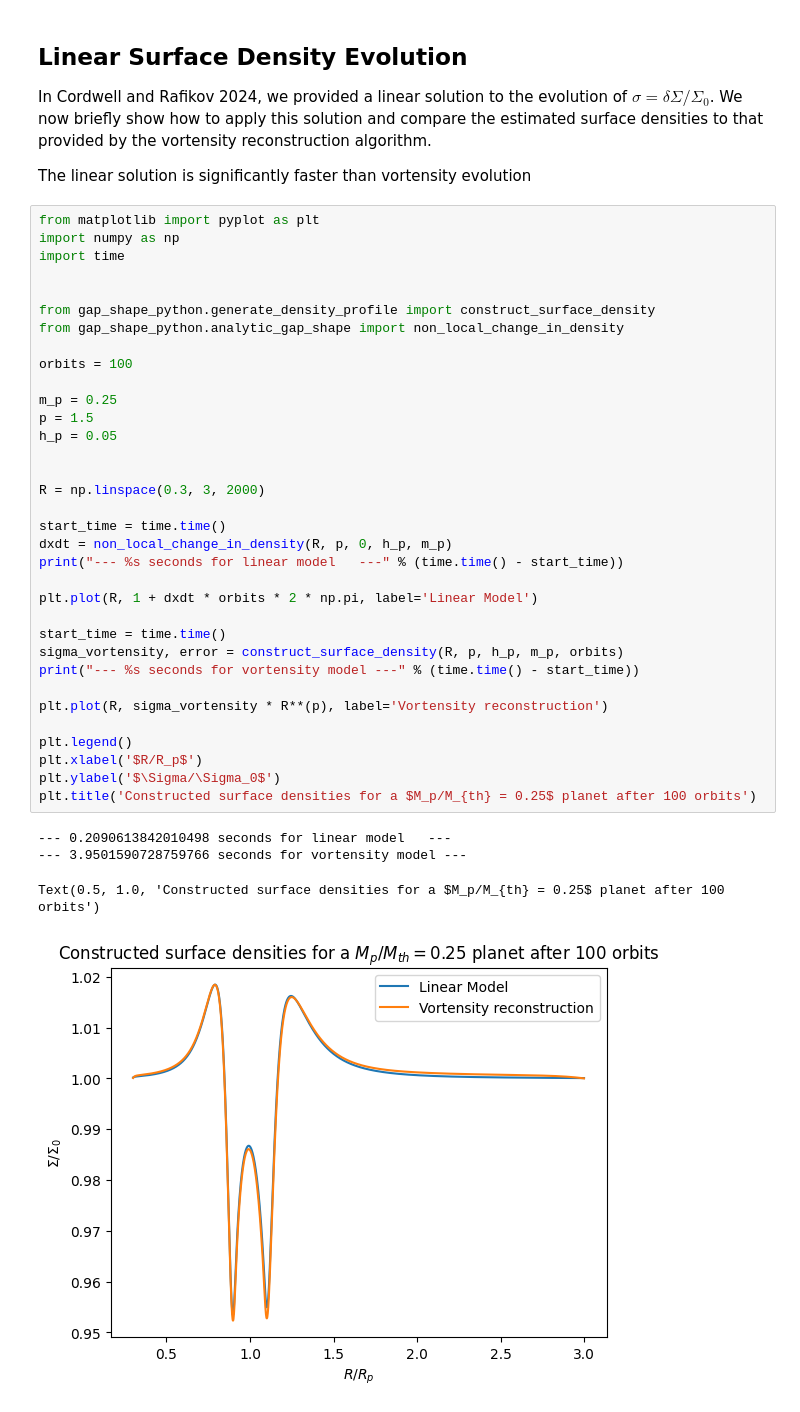
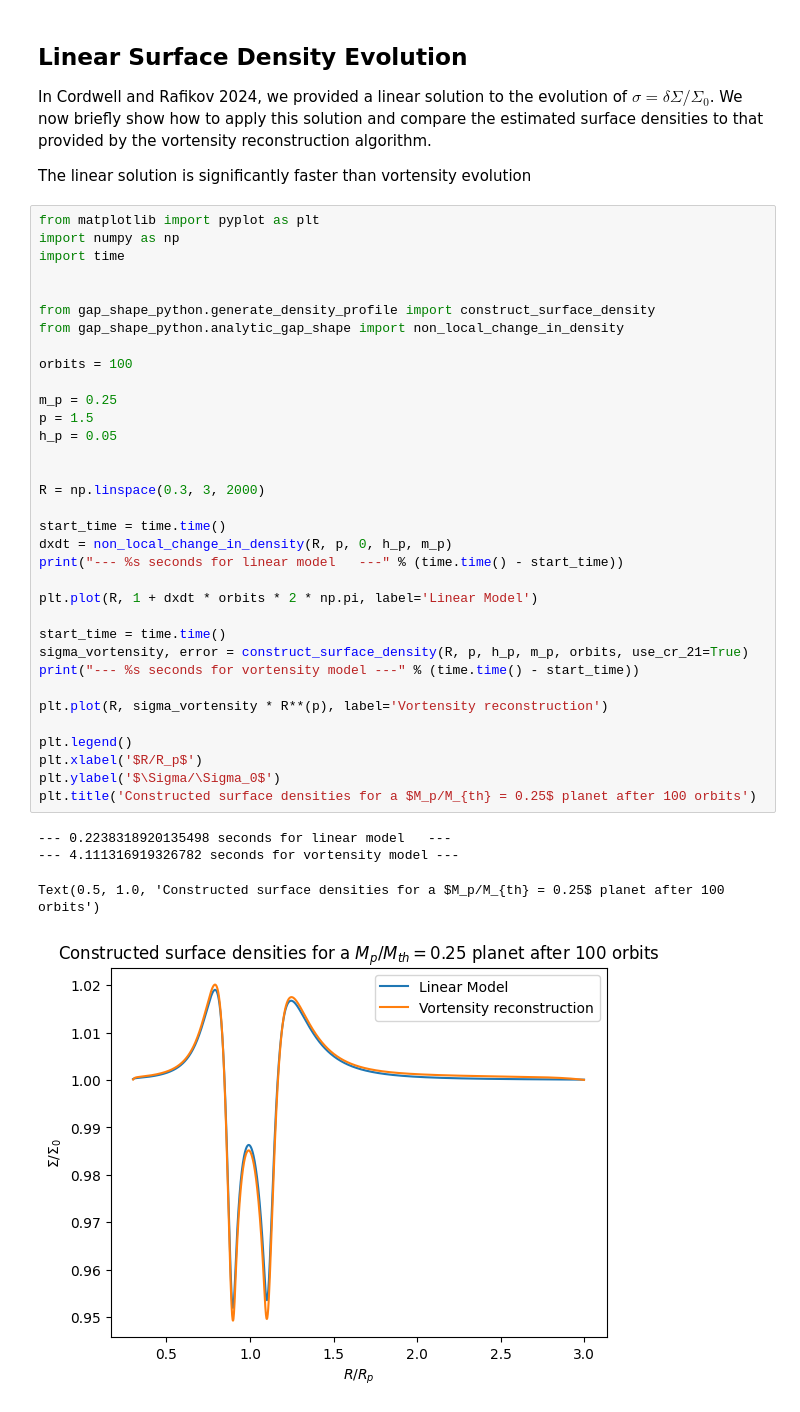
Before and after one commit to cordwella/vortensity_evolution, a Jupyter notebook: Example.ipynb, the cells around one changed output. Cells and saved outputs as stored; diff of their text form.

```diff
--- a/Example.ipynb
+++ b/Example.ipynb
@@ -186,34 +189,34 @@ import time
 
 from gap_shape_python.generate_density_profile import construct_surface_density
 from gap_shape_python.analytic_gap_shape import non_local_change_in_density
 
 orbits = 100
 
 m_p = 0.25
 p = 1.5
 h_p = 0.05
 
 
 R = np.linspace(0.3, 3, 2000)
 
 start_time = time.time()
 dxdt = non_local_change_in_density(R, p, 0, h_p, m_p)
 print("--- %s seconds for linear model   ---" % (time.time() - start_time))
 
 plt.plot(R, 1 + dxdt * orbits * 2 * np.pi, label='Linear Model')
 
 start_time = time.time()
-sigma_vortensity, error = construct_surface_density(R, p, h_p, m_p, orbits)
+sigma_vortensity, error = construct_surface_density(R, p, h_p, m_p, orbits, use_cr_21=True)
 print("--- %s seconds for vortensity model ---" % (time.time() - start_time))
 
 plt.plot(R, sigma_vortensity * R**(p), label='Vortensity reconstruction')
 
 plt.legend()
 plt.xlabel('$R/R_p$')
 plt.ylabel('$\Sigma/\Sigma_0$')
 plt.title('Constructed surface densities for a $M_p/M_{th} = 0.25$ planet after 100 orbits')
 # %% [output]
---- 0.2090613842010498 seconds for linear model   ---
---- 3.9501590728759766 seconds for vortensity model ---
+--- 0.2238318920135498 seconds for linear model   ---
+--- 4.111316919326782 seconds for vortensity model ---
 Text(0.5, 1.0, 'Constructed surface densities for a $M_p/M_{th} = 0.25$ planet after 100 orbits')
-[figure, old version]
+[figure, new version]
```
Also changed, not shown: parts of 5 cells of this notebook, 7 other files.
